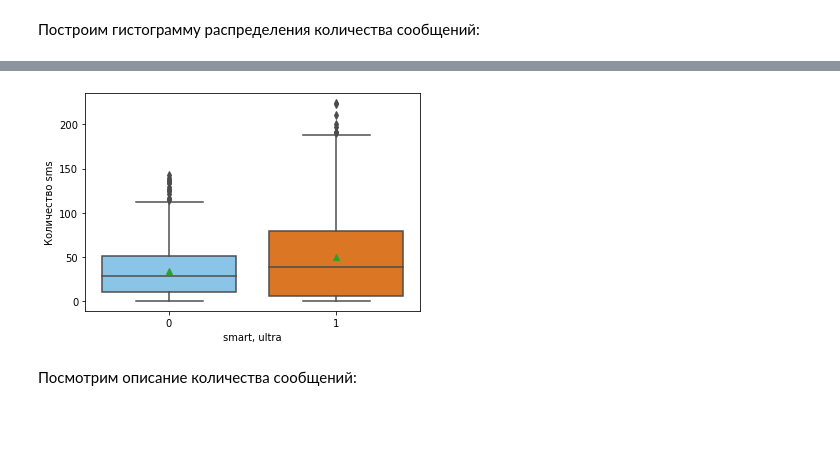
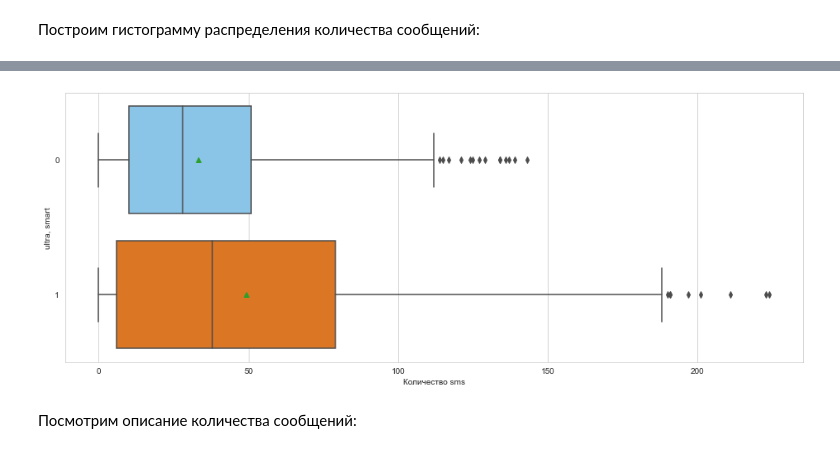
Before and after one commit to skd2314/yandex_practikum_da, a Jupyter notebook: 3_tariff_for_a_telecom_company/tariff_for_telecom.ipynb, the cells around one changed output, grey strips where cells are left out. Cells and saved outputs as stored; diff of their text form; code cells hidden in the pictures; blank space fills up the shorter version.

```diff
--- a/3_tariff_for_a_telecom_company/tariff_for_telecom.ipynb
+++ b/3_tariff_for_a_telecom_company/tariff_for_telecom.ipynb
@@ -618,3 +653,5 @@ df_all.head()
+# %%
+df_all.drop('last_name', axis=1, inplace=True)
 # %%
 df_all.info()
 # %% [output]
@@ -751,13 +790,16 @@ df_all[df_all['duration_month'] == 0]['duration_month'].count()
 data1 = df_all[df_all['tariff'] == 'smart']['duration_month']
 data2 = df_all[df_all['tariff'] == 'ultra']['duration_month']
 
+
+sns.set_style("whitegrid")
+bar,ax = plt.subplots(figsize=(16,6))
 sns.boxplot(
-    data=[data1, data2],
+    data=[data1, data2],orient='h',
     palette=[sns.xkcd_rgb["lightblue"], sns.xkcd_rgb["orange"]],
     showmeans=True
 )
 
 
-plt.xlabel("smart, ultra")
-plt.ylabel("длительность звонков");
+plt.ylabel("ultra, smart", size = 15)
+plt.xlabel("длительность звонков", size = 15);
 # %% [output]
@@ -800,13 +843,17 @@ duration_month_stat
 # %%
 def count_duration_month_smart(row):
+
+    if row == 0:
+        return 'Абонент не использует звонки'
+
     if row <= 500:
         return 'В рамках тарифа, звонки до 500 минут'
 
     if row <= 1000:
         return 'Не в рамках тарифа, звонки от 500 до 1000 минут'
 
-    if row >= 1000:
-        return 'Не в рамках тарифа, звонки более 1000 минут'
+    if row >= 1500:
+        return 'Не в рамках тарифа, звонки более 1500 минут'
 
 
 df_all['count_duration_month_smart'] = df_all[df_all['tariff'] == 'smart']['duration_month'].apply(count_duration_month_smart)
@@ -837,12 +878,17 @@ with plt.xkcd():
 # %%
 def count_duration_month_ultra(row):
+
+    if row == 0:
+        return 'Абонент не использует звонки'
+
+    if row <= 1500:
+        return 'В рамках тарифа, звонки до 1500 минут'
+
     if row <= 3000:
         return 'В рамках тарифа, звонки до 3000 минут'
 
     if row > 3000:
         return 'Не в рамках тарифа, звонки более 3000 минут'
 
-
-
 df_all['count_duration_month_ultra'] = df_all[df_all['tariff'] == 'ultra']['duration_month'].apply(count_duration_month_ultra)
 #df_all['count_duration_month_smart'].value_counts().to_frame()
@@ -889,18 +932,20 @@ plt.show()
 # %%
 data1 = df_all[df_all['tariff'] == 'smart']['count_sms']
 data2 = df_all[df_all['tariff'] == 'ultra']['count_sms']
 
+sns.set_style("whitegrid")
+bar,ax = plt.subplots(figsize=(16,6))
 sns.boxplot(
-    data=[data1, data2],
+    data=[data1, data2],orient='h',
     palette=[sns.xkcd_rgb["lightblue"], sns.xkcd_rgb["orange"]],
     showmeans=True
 )
 
 
-plt.xlabel("smart, ultra")
-plt.ylabel("Количество sms");
+plt.ylabel("ultra, smart")
+plt.xlabel("Количество sms");
 # %% [output]
-[figure, old version]
+[figure, new version]
 # %% [markdown]
 Посмотрим описание количества сообщений:
 # %%
```
Also changed, not shown: parts of 170 cells of this notebook.
